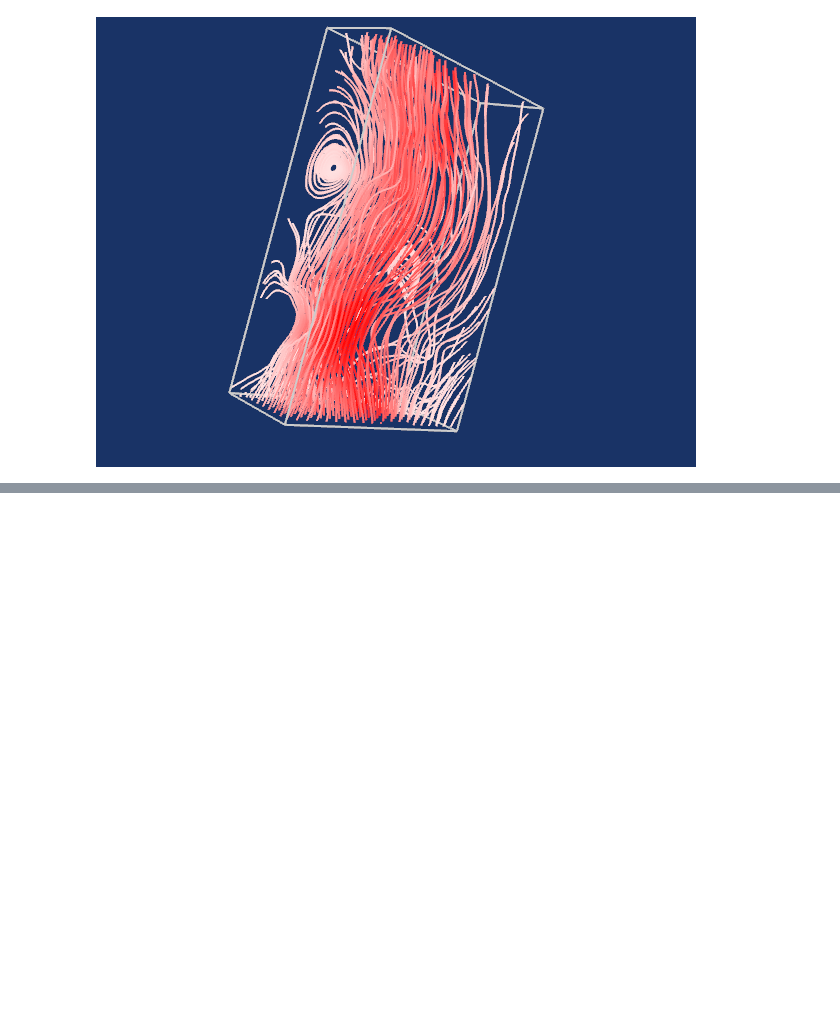
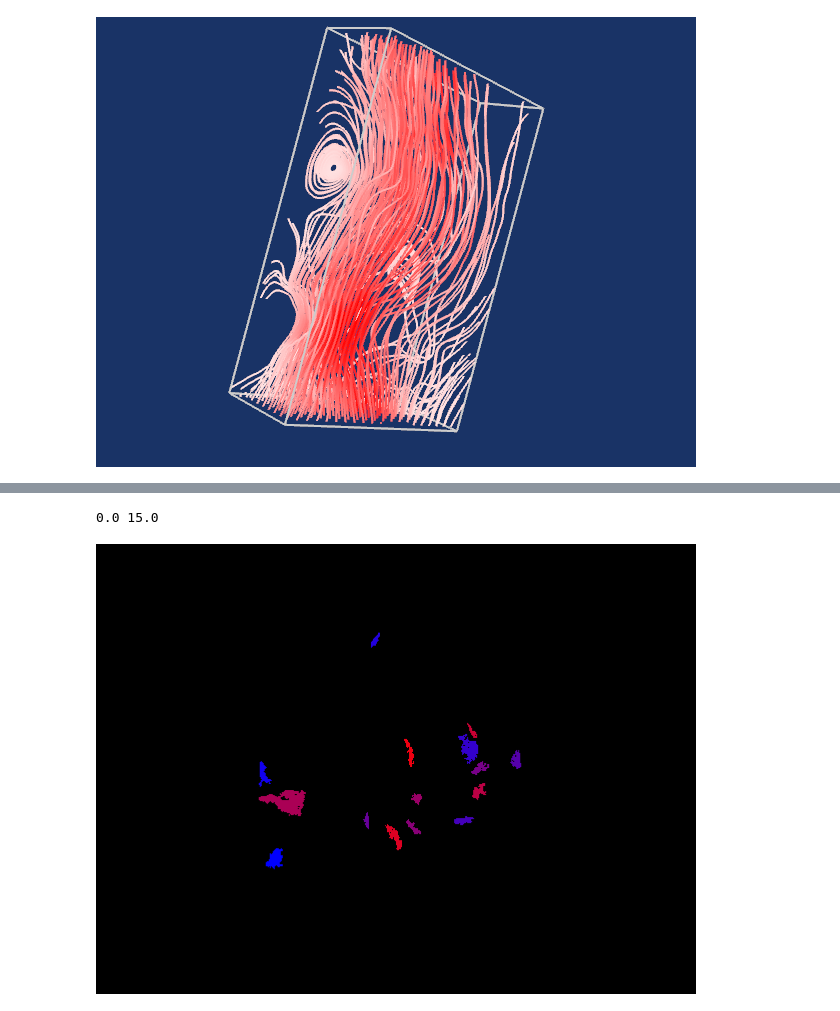
Before and after one commit to ptobarra/curso_visualizacion_datos, a Jupyter notebook: curso_vtk/rsc/codigo/Ejercicios.ipynb, the cells around one changed output, grey strips where cells are left out. Drawn from its saved outputs; the diff is of its cells as text; code cells hidden in the pictures; blank space fills up the shorter version.

```diff
--- a/curso_vtk/rsc/codigo/Ejercicios.ipynb
+++ b/curso_vtk/rsc/codigo/Ejercicios.ipynb
@@ -382,0 +397,43 @@ vtk_show(renderer)
+# %%
+import vtk
+
+reader = vtk.vtkTIFFReader()
+reader.SetFileName("../../data/asymmetric.tif")
+
+reader.Update()
+a,b = reader.GetOutput().GetScalarRange()
+print a, b
+
+opacityTransferFunction = vtk.vtkPiecewiseFunction()
+opacityTransferFunction.AddPoint(0, 0.0)
+opacityTransferFunction.AddPoint(1, 1.0)
+
+colorTransferFunction = vtk.vtkColorTransferFunction()
+colorTransferFunction.AddRGBPoint(0.0, 1.0, 0.0, 0.0)
+colorTransferFunction.AddRGBPoint(b, 0.0, 0.0, 1.0)
+
+volumeProperty = vtk.vtkVolumeProperty()
+volumeProperty.SetColor(colorTransferFunction)
+volumeProperty.SetScalarOpacity(opacityTransferFunction)
+
+compositeFunction = vtk.vtkVolumeRayCastCompositeFunction()
+volumeMapper = vtk.vtkVolumeRayCastMapper()
+volumeMapper.SetSampleDistance(0.2)
+volumeMapper.SetVolumeRayCastFunction(compositeFunction)
+volumeMapper.SetInputConnection(reader.GetOutputPort())
+
+volume = vtk.vtkVolume()
+volume.SetMapper(volumeMapper)
+volume.SetProperty(volumeProperty)
+
+# Create the Renderer, Window and Interator
+renderer = vtk.vtkRenderer()
+renderer.AddVolume(volume)
+
+renderer.ResetCamera()
+renderer.GetActiveCamera().Zoom(1.5)
+
+vtk_show(renderer)
+# %% [output]
+0.0 15.0
+[figure, added]
```
Also changed, not shown: parts of 5 cells of this notebook, 4 other files.
